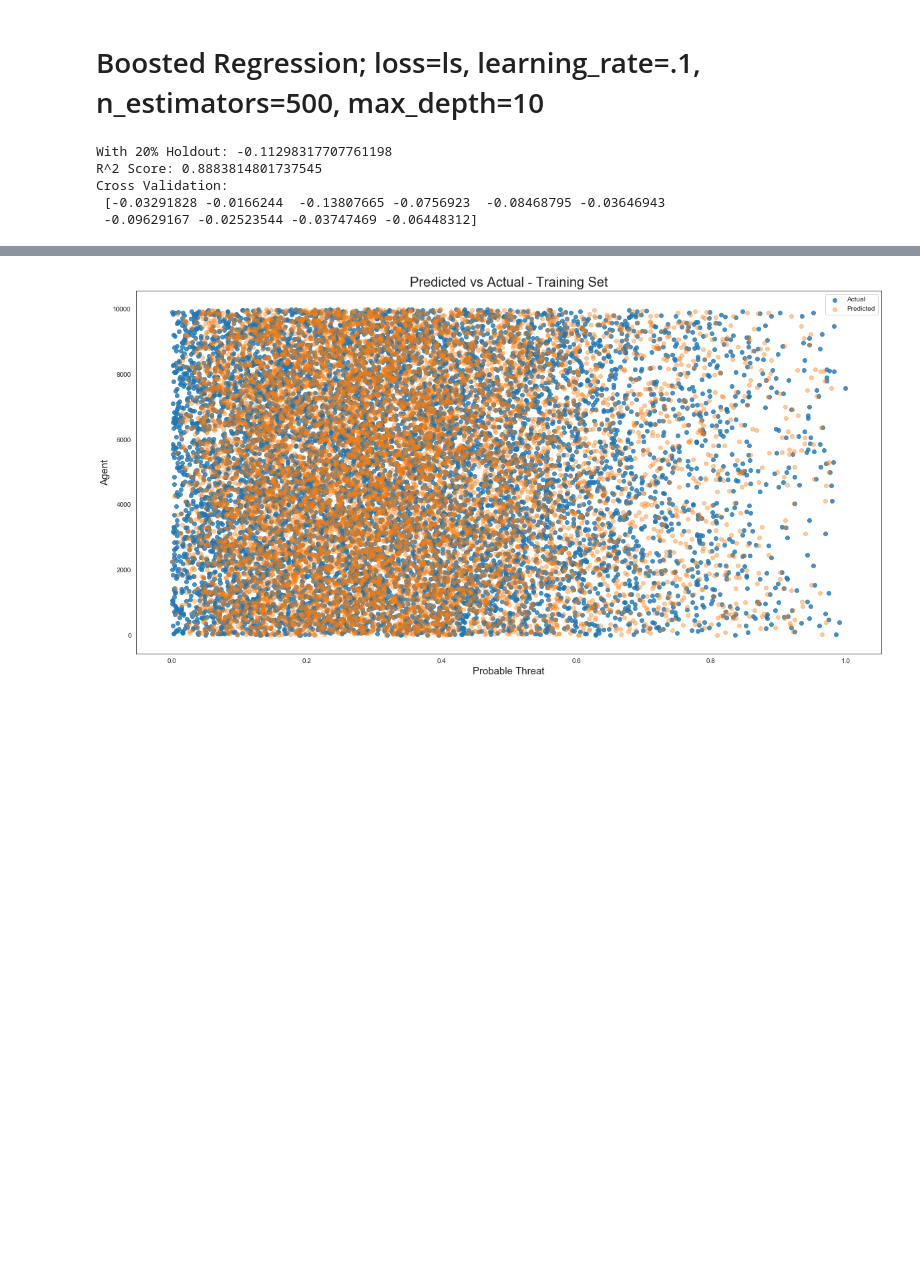
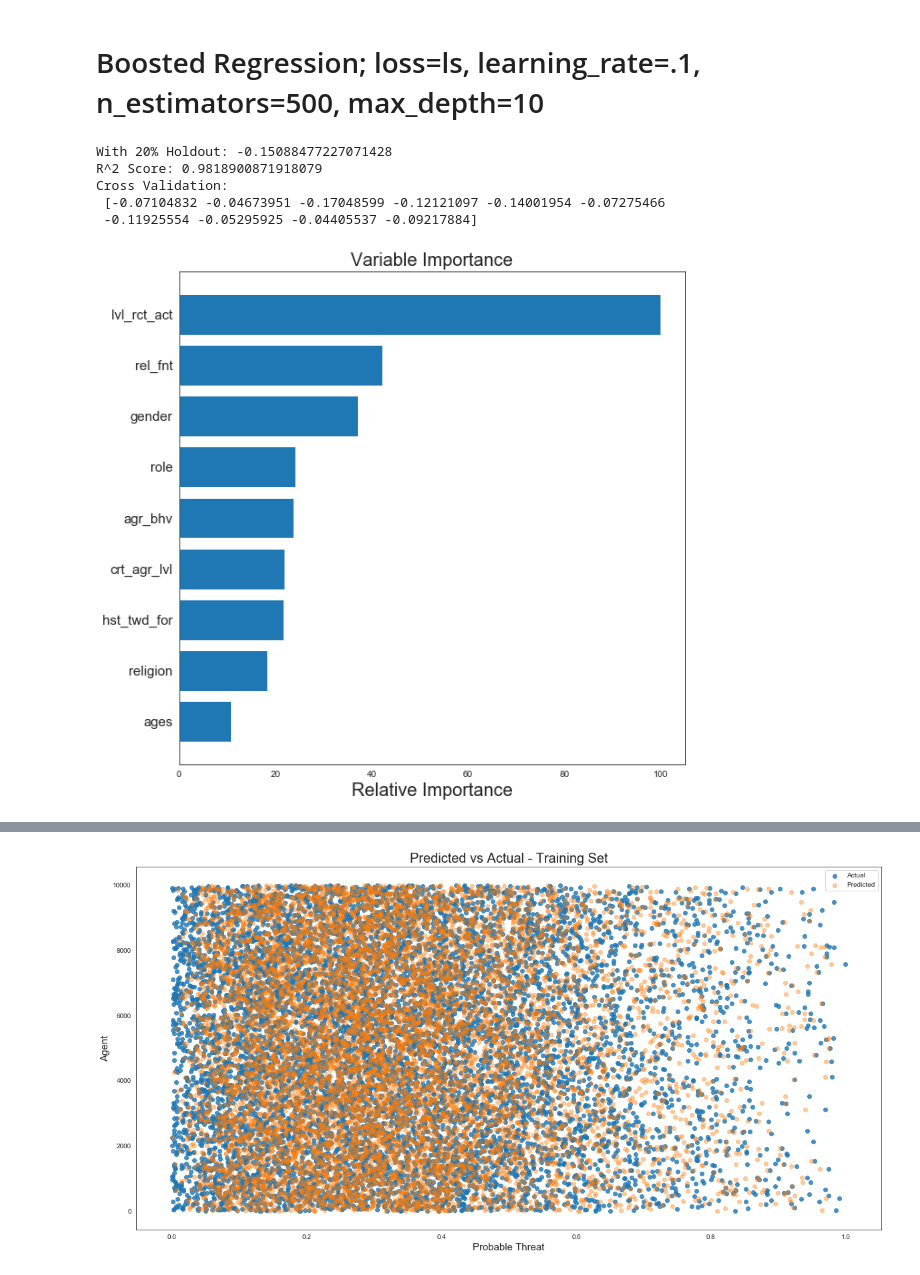
Before and after one commit to BlaHaws/Thinkful, a Jupyter notebook: CapstoneResearch/PredictingTerroristCapstone3.ipynb, the cells around one changed output, grey strips where cells are left out. Cells and saved outputs as stored; diff of their text form; code cells hidden in the pictures; blank space fills up the shorter version.

```diff
--- a/CapstoneResearch/PredictingTerroristCapstone3.ipynb
+++ b/CapstoneResearch/PredictingTerroristCapstone3.ipynb
@@ -287,7 +287,7 @@ Cross Validation:
 # %% [markdown]
 # Boosted Regression; loss=ls, learning_rate=.1, n_estimators=500, max_depth=10
 # %%
-params = {'loss': 'ls', 'learning_rate': .05, 'n_estimators': 500, 'max_depth': 10}
+params = {'loss': 'ls', 'learning_rate': .1, 'n_estimators': 500, 'max_depth': 10}
 
 regr = ensemble.GradientBoostingRegressor(**params)
 
@@ -295,11 +295,26 @@ print('With 20% Holdout: ' + str(regr.fit(train_cont_X, train_cont_Y).score(test
 print('R^2 Score: ' + str(regr.fit(train_X, train_Y_cont).score(train_X, train_Y_cont)))
 print('Cross Validation:\n', cross_val_score(regr, train_X, train_Y_cont, cv=10))
 # %% [output]
-With 20% Holdout: -0.11298317707761198
-R^2 Score: 0.8883814801737545
+With 20% Holdout: -0.15088477227071428
+R^2 Score: 0.9818900871918079
 Cross Validation:
- [-0.03291828 -0.0166244  -0.13807665 -0.0756923  -0.08468795 -0.03646943
- -0.09629167 -0.02523544 -0.03747469 -0.06448312]
+ [-0.07104832 -0.04673951 -0.17048599 -0.12121097 -0.14001954 -0.07275466
+ -0.11925554 -0.05295925 -0.04405537 -0.09217884]
+# %%
+feature_importance = clf.feature_importances_
+
+# Make importances relative to max importance.
+feature_importance = 100.0 * (feature_importance / feature_importance.max())
+sorted_idx = np.argsort(feature_importance)
+pos = np.arange(sorted_idx.shape[0]) + .5
+plt.figure(figsize=(10,10))
+plt.barh(pos, feature_importance[sorted_idx], align='center')
+plt.yticks(pos, train.columns[sorted_idx], size=15)
+plt.xlabel('Relative Importance', size=20)
+plt.title('Variable Importance', size=20)
+plt.show()
+# %% [output]
+[figure, added]
 # %%
 predict['prob_threat'] = regr.predict(predict_X)
 # %%
```
Also changed, not shown: parts of 11 cells of this notebook.
